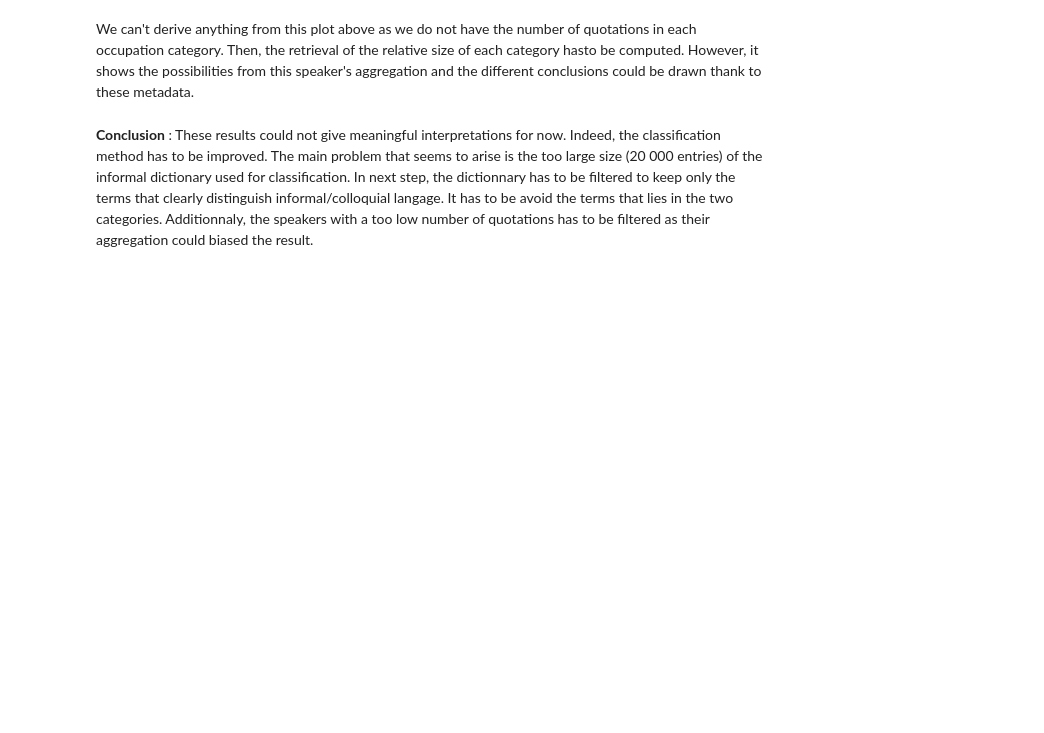
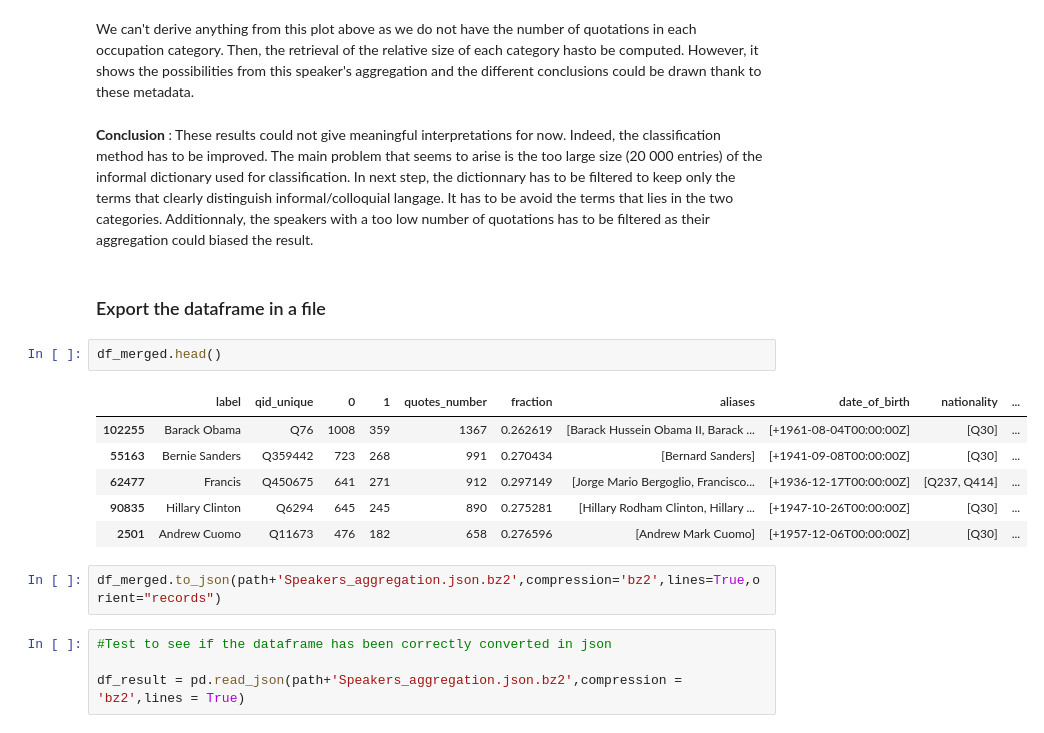
Before and after one commit to epfl-ada/ada-2021-project-adacadabra, a Jupyter notebook: ANALYSIS/Exploratory_stats_speakers.ipynb, the cells around one changed output. Saved outputs shown, nothing was run; the diff lists cells and outputs as text; blank space fills up the shorter version.

```diff
--- a/ANALYSIS/Exploratory_stats_speakers.ipynb
+++ b/ANALYSIS/Exploratory_stats_speakers.ipynb
@@ -206,3 +206,20 @@ We can't derive anything from this plot above as we do not have the number of qu
 # %% [markdown]
 **Conclusion** :
 These results could not give meaningful interpretations for now. Indeed, the classification method has to be improved. The main problem that seems to arise is the too large size (20 000 entries) of the informal dictionary used for classification. In next step, the dictionnary has to be filtered to keep only the terms that clearly distinguish informal/colloquial langage. It has to be avoid the terms that lies in the two categories. Additionnaly, the speakers with a too low number of quotations has to be filtered as their aggregation could biased the result.
+# %% [markdown]
+### Export the dataframe in a file
+# %%
+df_merged.head()
+# %% [output]
+|  | label | qid_unique | 0 | 1 | quotes_number | fraction | aliases | date_of_birth | nationality | ... |
+| 102255 | Barack Obama | Q76 | 1008 | 359 | 1367 | 0.262619 | [Barack Hussein Obama II, Barack ... | [+1961-08-04T00:00:00Z] | [Q30] | ... |
+| 55163 | Bernie Sanders | Q359442 | 723 | 268 | 991 | 0.270434 | [Bernard Sanders] | [+1941-09-08T00:00:00Z] | [Q30] | ... |
+| 62477 | Francis | Q450675 | 641 | 271 | 912 | 0.297149 | [Jorge Mario Bergoglio, Francisco... | [+1936-12-17T00:00:00Z] | [Q237, Q414] | ... |
+| 90835 | Hillary Clinton | Q6294 | 645 | 245 | 890 | 0.275281 | [Hillary Rodham Clinton, Hillary ... | [+1947-10-26T00:00:00Z] | [Q30] | ... |
+| 2501 | Andrew Cuomo | Q11673 | 476 | 182 | 658 | 0.276596 | [Andrew Mark Cuomo] | [+1957-12-06T00:00:00Z] | [Q30] | ... |
+# %%
+df_merged.to_json(path+'Speakers_aggregation.json.bz2',compression='bz2',lines=True,orient="records")
+# %%
+#Test to see if the dataframe has been correctly converted in json
+
+df_result = pd.read_json(path+'Speakers_aggregation.json.bz2',compression = 'bz2',lines = True)
```
Also changed, not shown: parts of 6 cells of this notebook, 2 other files.
